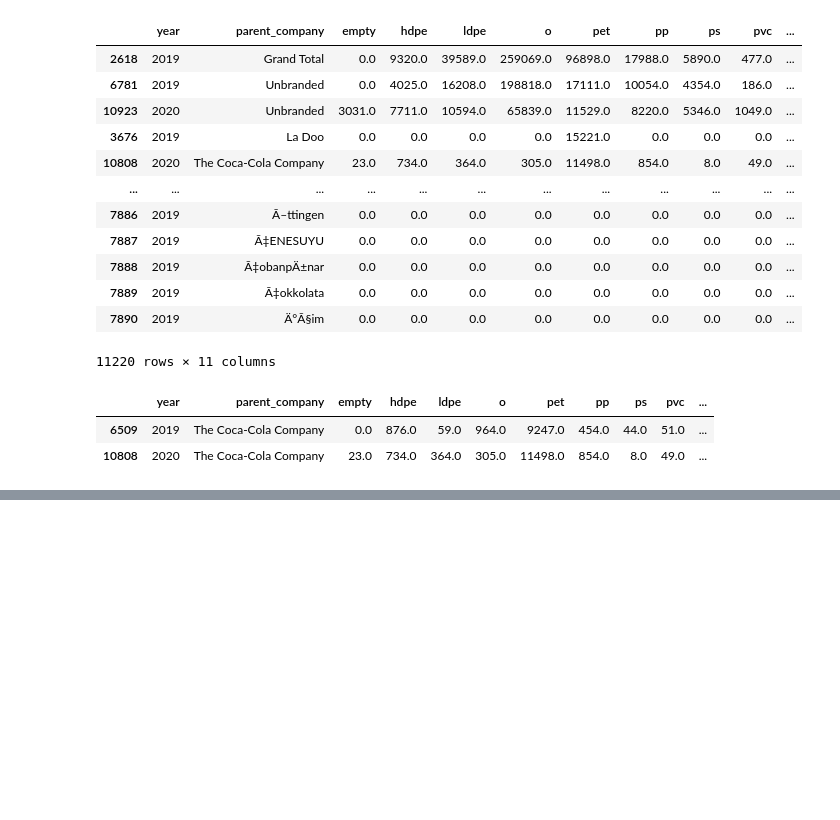
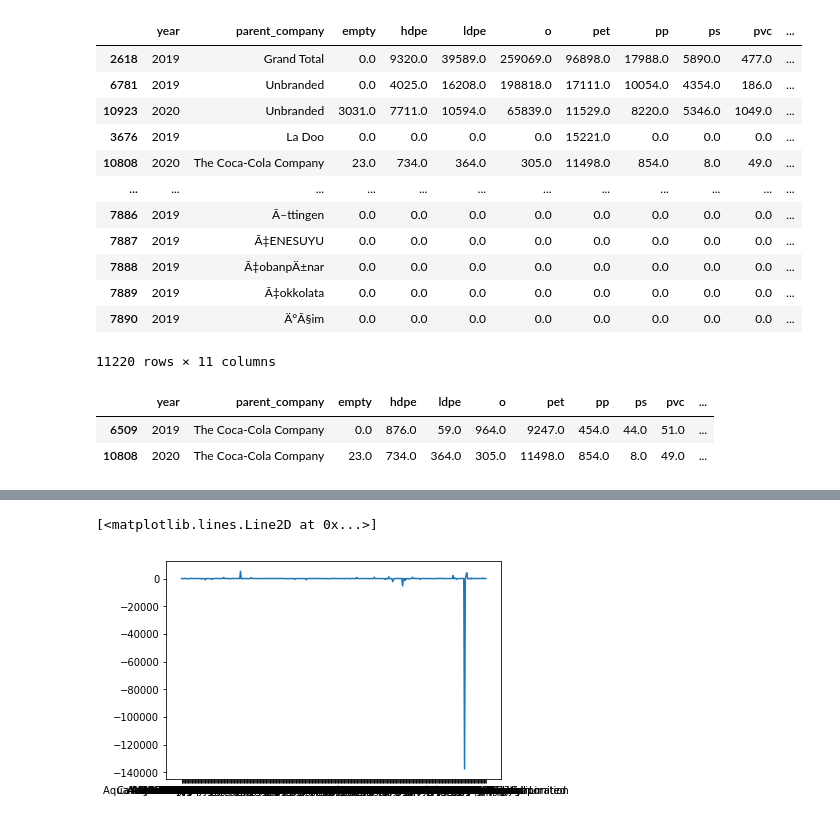
Before and after one commit to jessicaspaun/TidyTuesday, a Jupyter notebook: 2021/1-26-21.ipynb, the cells around one changed output, grey strips where cells are left out. Cells and saved outputs as stored; diff of their text form; code cells hidden in the pictures; blank space fills up the shorter version.

```diff
--- a/2021/1-26-21.ipynb
+++ b/2021/1-26-21.ipynb
@@ -68,0 +52,4 @@ array(['Argentina', 'Australia', 'Bangladesh', 'Benin', 'Bhutan',
+# %%
+COUNTRY = data['country'].unique()
+PARENT_COMPANY = data['parent_company'].unique()
+YEARS = data['year'].unique()
@@ -68,0 +76,10 @@ array(['Argentina', 'Australia', 'Bangladesh', 'Benin', 'Bhutan',
+# %%
+year_diff_dict = {}
+for company in PARENT_COMPANY:
+    #ic(company)
+    #ic((data2['grand_total'][(data2['parent_company']==company)&(data2['year']==2019)].values[0]))
+    #ic(data2['grand_total'][(data2['parent_company']==company)&(data2['year']==2020)].values[0])
+    try:
+        year_diff_dict[company] = data2['grand_total'][(data2['parent_company']==company) & (data2['year']==2020)].values[0] - data2['grand_total'][(data2['parent_company']==company) & (data2['year']==2019)].values[0]
+    except:
+        pass
@@ -68,0 +106,9 @@ array(['Argentina', 'Australia', 'Bangladesh', 'Benin', 'Bhutan',
+# %%
+years_diff_list = sorted(year_diff_dict.items())
+# %%
+x, y = zip(*years_diff_list)
+# %%
+plt.plot(x, y)
+# %% [output]
+[<matplotlib.lines.Line2D at 0x...>]
+[figure, added]
```
Also changed, not shown: parts of 5 cells of this notebook.
